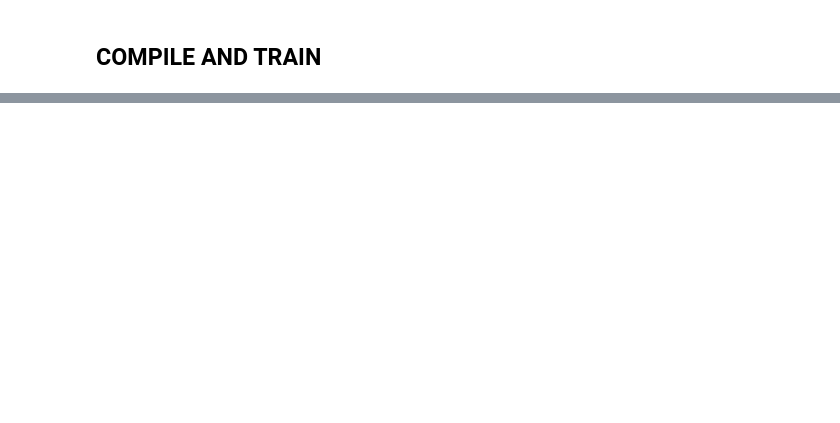
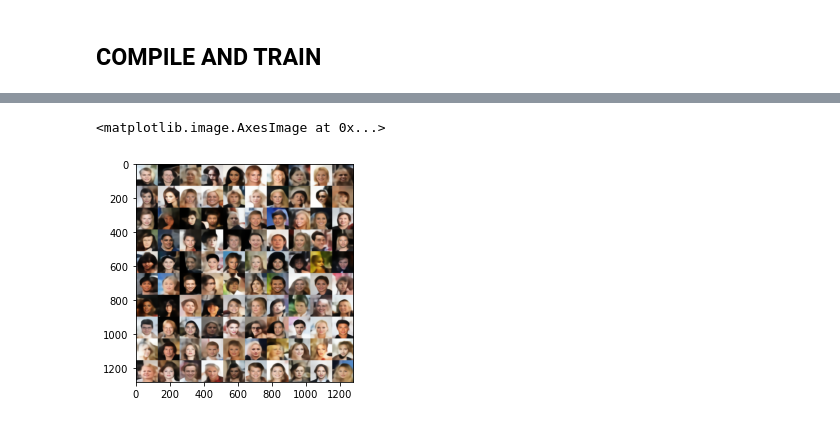
Before and after one commit to matteoferrante/TorVergataExperiments, a Jupyter notebook: Generative/VQ-VAE_celebA.ipynb, the cells around one changed output, grey strips where cells are left out. Cells and saved outputs as stored; diff of their text form; code cells hidden in the pictures; blank space fills up the shorter version.

Commit message:
completed VQ VAE Training, PixelCNN Training and Sampling on CelebA

```diff
--- a/Generative/VQ-VAE_celebA.ipynb
+++ b/Generative/VQ-VAE_celebA.ipynb
@@ -39,7 +50,7 @@ images_dir=r"/home/matteo/NeuroGEN/Dataset/Img/img_align_celeba"
 wandb: Currently logged in as: matteoferrante (use `wandb login --relogin` to force relogin)
 # %%
-BS = 256
-EPOCHS=10
+BS = 64
+EPOCHS=40
 INIT_LR=1e-4
 
 config["BS"]=BS
@@ -185,0 +433,7 @@ def map_models_weights(model_dir):
+# %%
+weights=map_models_weights("models/vqvae_celeba")
+
+print(weights)
+g.load_weights(weights["encoder"],weights["embeddings"],weights["decoder"])
+
+BS=64
@@ -185,0 +442,20 @@ def map_models_weights(model_dir):
+# %%
+pixel_cnn_dir="models/vqvae_celeba/pixelcnn"
+
+
+config=glob.glob(opj(pixel_cnn_dir,"*.json"))[0]
+weights=glob.glob(opj(pixel_cnn_dir,"*.h5"))[0]
+
+print(f"[CONFIG] PixelCNN {config}")
+f=open(config,"r")
+
+config=json.load(f)
+
+input_dim=config["input_dim"]
+n_emb=config["num_embeddings"]
+n_res=config["n_residual"]
+n_conv=config["n_convlayer"]
+ksize=config["ksize"]
+p=PixelCNN(input_dim=input_dim,n_embeddings=n_emb,n_residual=n_res,n_convlayer=n_conv,ksize=ksize)
+
+p.model.load_weights(weights)
@@ -185,0 +480,15 @@ def map_models_weights(model_dir):
+# %%
+generated_samples=pixelcnn_sample_vqvae(100,p.model,g)
+
+images = generated_samples * 255.
+#images = np.repeat(images, 3, axis=-1)
+vis = build_montages(images, (128, 128), (10, 10))[0]
+
+log = {f"image_sampled": wandb.Image(vis)}
+wandb.log(log)
+# %%
+import matplotlib.pyplot as plt
+plt.imshow(vis)
+# %% [output]
+<matplotlib.image.AxesImage at 0x...>
+[figure, added]
```
Also changed, not shown: parts of 24 cells of this notebook.
